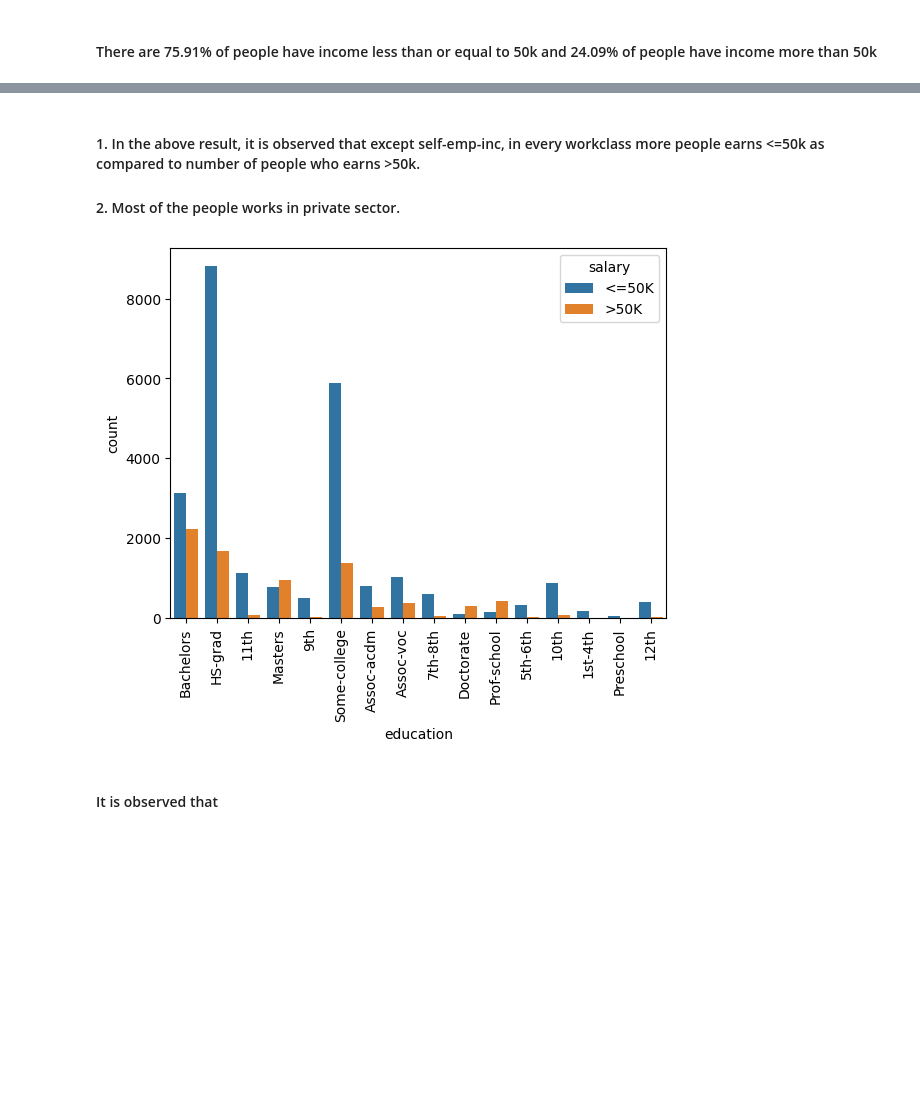
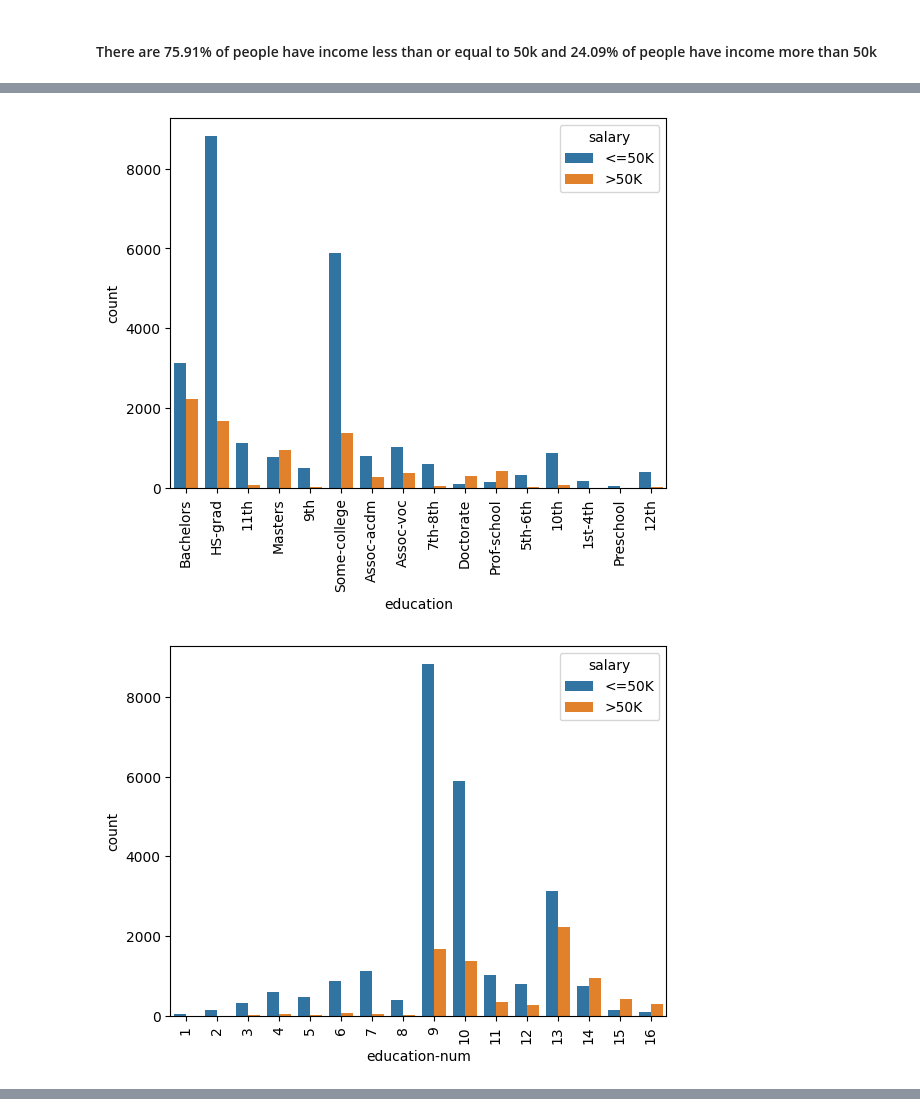
Before and after one commit to fhrt811/Income_Prediction, a Jupyter notebook: notebooks/EDA.ipynb, the cells around one changed output, grey strips where cells are left out. Saved outputs shown, nothing was run; the diff lists cells and outputs as text; code cells hidden in the pictures; blank space fills up the shorter version.

```diff
--- a/notebooks/EDA.ipynb
+++ b/notebooks/EDA.ipynb
@@ -232,7 +308,9 @@ plt.show()
 # %%
-# Observing the distribution of salary slabs with respect to the workclass
-sns.countplot(df,x='workclass',hue='salary')
-plt.xticks(rotation=90)
-plt.show()
+for i in allCol:
+    sns.countplot(df,x=i,hue='salary')
+    plt.xticks(rotation=90)
+    plt.show()
 # %% [output]
 [figure]
+[figure, added]
+[figure, added]
@@ -239,12 +322,0 @@ plt.show()
-# %% [markdown]
-#### 1. In the above result, it is observed that except self-emp-inc, in every workclass more people earns <=50k as compared to number of people who earns >50k.
-#### 2. Most of the people works in private sector.
-# %%
-# Observing the distribution of salary based on education
-sns.countplot(df,x='education',hue='salary')
-plt.xticks(rotation=90)
-plt.show()
-# %% [output]
-[figure, removed]
-# %% [markdown]
-#### It is observed that
```
Also changed, not shown: parts of 9 cells of this notebook.
